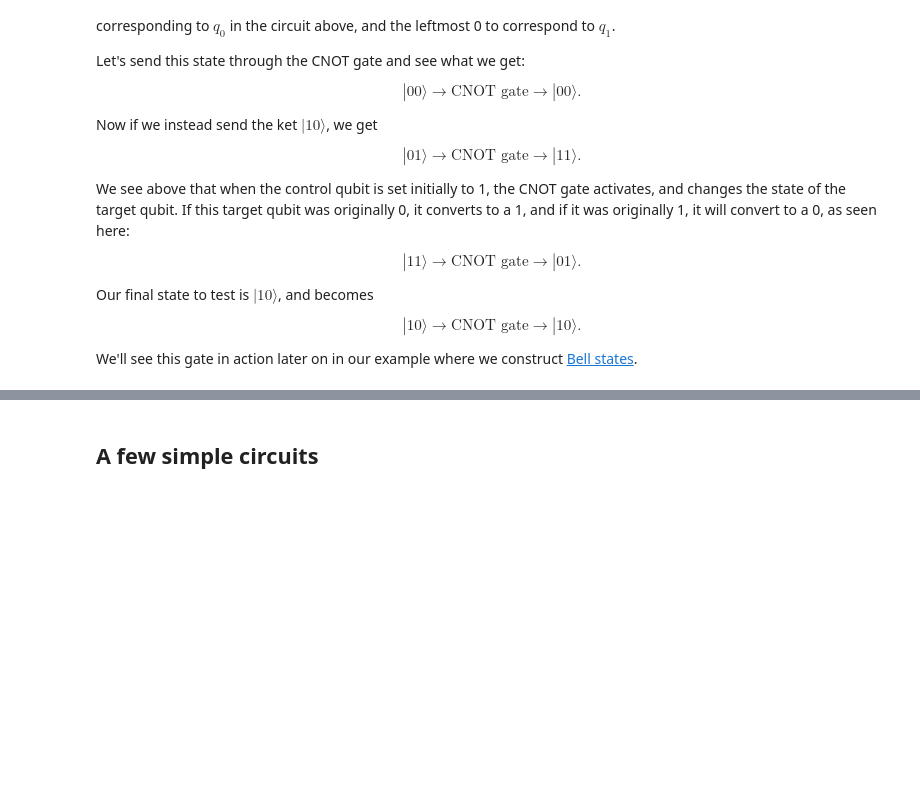
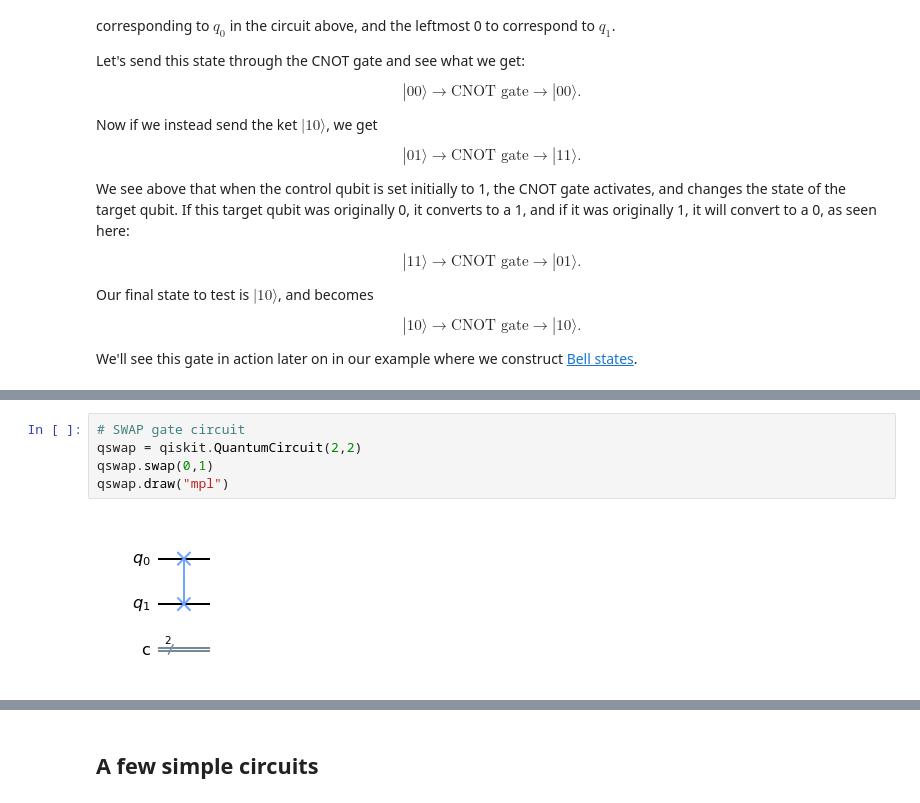
Before and after one commit to kylegodbey/nuclear-quantum-computing, a Jupyter notebook: nuclear-qc/intro-qc/gates.ipynb, the cells around one changed output, grey strips where cells are left out. Cells and saved outputs as stored; diff of their text form; blank space fills up the shorter version.

```diff
--- a/nuclear-qc/intro-qc/gates.ipynb
+++ b/nuclear-qc/intro-qc/gates.ipynb
@@ -298,0 +315,7 @@ Now that we've been introduced to the two-qubit CNOT gate, we are ready to look
+# %%
+# SWAP gate circuit
+qswap = qiskit.QuantumCircuit(2,2)
+qswap.swap(0,1)
+qswap.draw("mpl")
+# %% [output]
+[figure, added]
```
Also changed, not shown: parts of 16 cells of this notebook.
